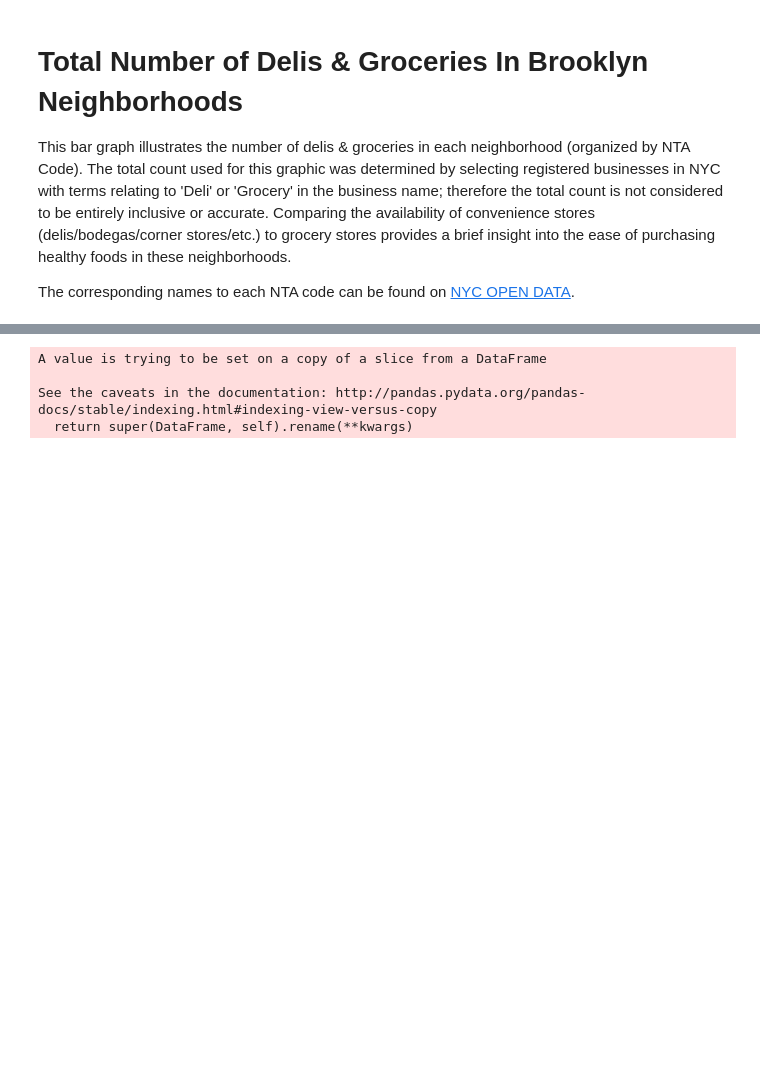
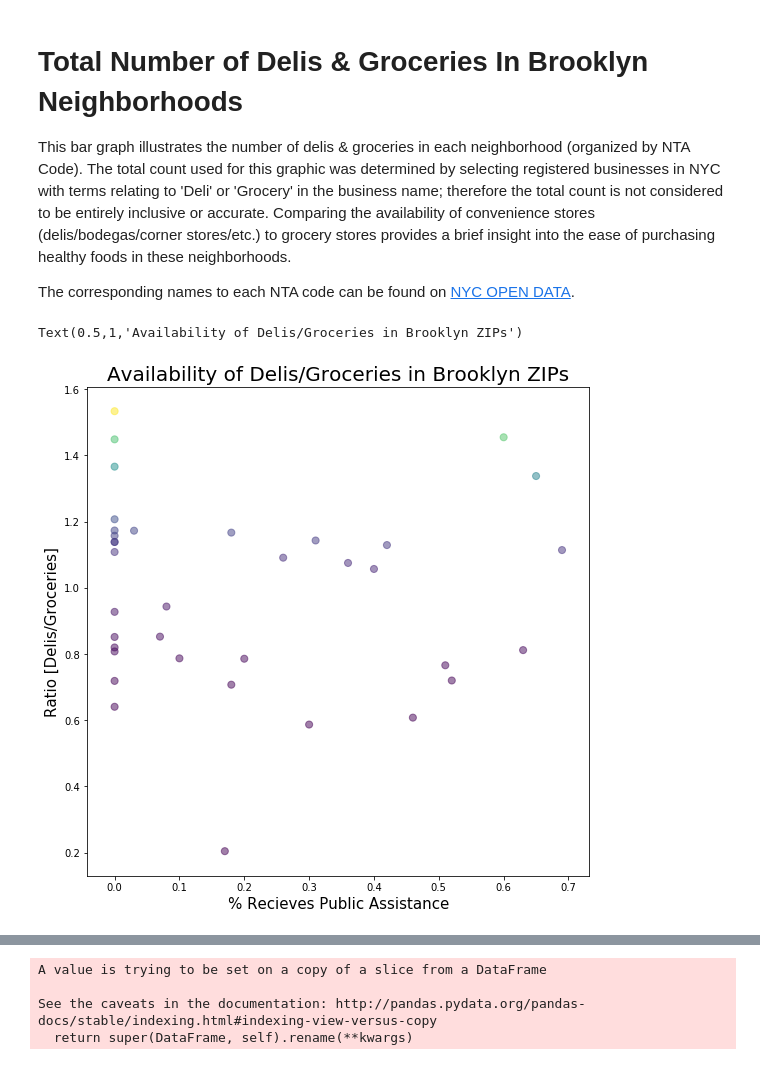
Before and after one commit to zem232/PUI2018_zem232, a Jupyter notebook: HW8_zem232/HW8_zem232_Data_Visualization.ipynb, the cells around one changed output, grey strips where cells are left out. Saved outputs shown, nothing was run; the diff lists cells and outputs as text; code cells hidden in the pictures; blank space fills up the shorter version.

```diff
--- a/HW8_zem232/HW8_zem232_Data_Visualization.ipynb
+++ b/HW8_zem232/HW8_zem232_Data_Visualization.ipynb
@@ -89,6 +88,21 @@ plt.show()
 This bar graph illustrates the number of delis & groceries in each neighborhood (organized by NTA Code). The total count used for this graphic was determined by selecting registered businesses in NYC with terms relating to 'Deli' or 'Grocery' in the business name; therefore the total count is not considered to be entirely inclusive or accurate. Comparing the availability of convenience stores (delis/bodegas/corner stores/etc.) to grocery stores provides a brief insight into the ease of purchasing healthy foods in these neighborhoods.
 
 The corresponding names to each NTA code can be found on [NYC OPEN DATA](https://data.cityofnewyork.us/City-Government/Brooklyn/722p-gmmv).
+# %%
+mergeddemo=merged.merge(zipdemo,on='ZIPCODE')
+mergeddemo['Ratio']=mergeddemo['DELI']/merged['GROCERY']
+# %%
+f, ax = plt.subplots(figsize=(9,9))
+Y=mergeddemo['Ratio']
+X=mergeddemo['PERCENT RECEIVES PUBLIC ASSISTANCE']
+T=Y**6
+ax=plt.scatter(X,Y,c=T, alpha=0.5, s=50)
+plt.xlabel('% Recieves Public Assistance', size=15)
+plt.ylabel('Ratio [Delis/Groceries]',size=15)
+plt.title('Availability of Delis/Groceries in Brooklyn ZIPs',size=20)
+# %% [output]
+Text(0.5,1,'Availability of Delis/Groceries in Brooklyn ZIPs')
+[figure, added]
 # %%
 gg=[(k, nycbiz['NTA'][k]) for k in affkeys if 'GROCERY' in nycbiz['Business Name'][k] or 'FOOD' in nycbiz['Business Name'][k] or 'PRODUCE' in nycbiz['Business Name'][k] and 'DELI' not in nycbiz['Business Name'][k]]
 # %%
```
Also changed, not shown: parts of 22 cells of this notebook, 5 other files.
